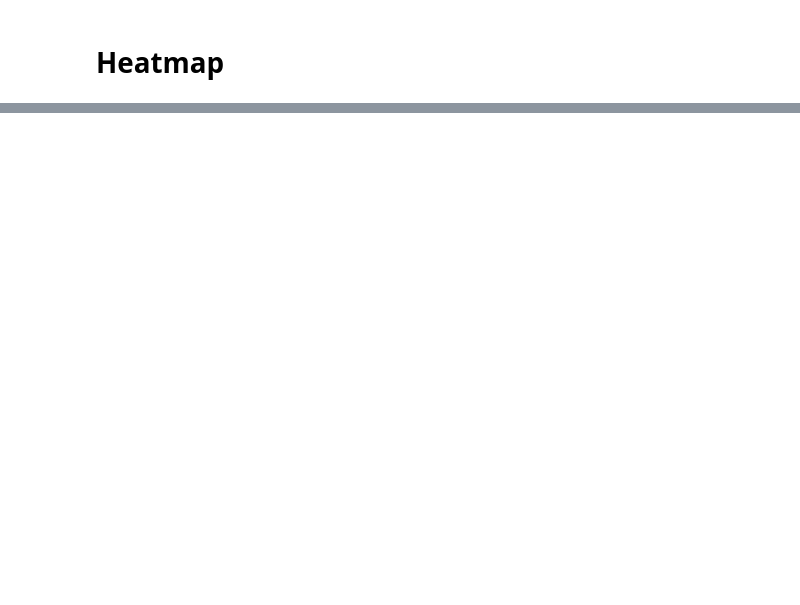
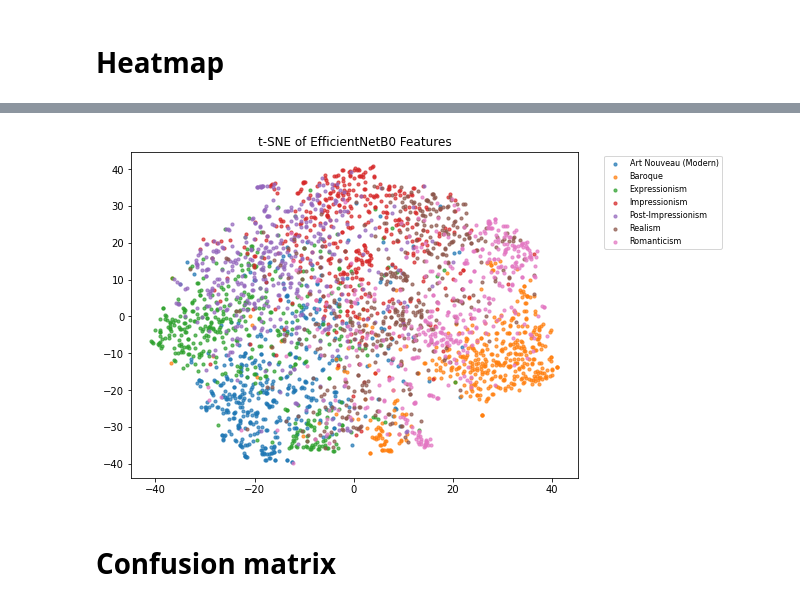
Before and after one commit to hjjang1360/Artificlass, a Jupyter notebook: real_use_code/performance.ipynb, the cells around one changed output, grey strips where cells are left out. Drawn from its saved outputs; the diff is of its cells as text; code cells hidden in the pictures; blank space fills up the shorter version.

```diff
--- a/real_use_code/performance.ipynb
+++ b/real_use_code/performance.ipynb
@@ -555,0 +1346,31 @@ Arguments other than a weight enum or `None` for 'weights' are deprecated. The c
+# %%
+# ─────────────────────────────────────────────────────────────
+# 4) 특징 추출
+# ─────────────────────────────────────────────────────────────
+feats, labels = [], []
+with torch.no_grad():
+    for imgs, lbl in tqdm(loader, desc="Extracting features"):
+        imgs = imgs.to(device, non_blocking=True)
+        f = backbone(imgs)          # (batch, feat_dim)
+        feats.append(f.cpu().numpy())
+        labels.extend(lbl.numpy())
+
+feats = np.vstack(feats)
+labels = np.array(labels)
+
+# ─────────────────────────────────────────────────────────────
+# 5) t-SNE & 시각화
+# ─────────────────────────────────────────────────────────────
+emb2d = TSNE(n_components=2, random_state=42, init='pca', learning_rate=20.0).fit_transform(feats)
+df = pd.DataFrame({'x': emb2d[:,0], 'y': emb2d[:,1], 'label': labels})
+df['class'] = df['label'].map(lambda i: ds.classes[i])
+
+plt.figure(figsize=(8,6))
+for cls in df['class'].unique():
+    sub = df[df['class']==cls]
+    plt.scatter(sub['x'], sub['y'], label=cls, s=10, alpha=0.7)
+plt.legend(bbox_to_anchor=(1.05,1), loc='upper left', fontsize=8)
+plt.title('t-SNE of EfficientNetB0 Features')
+plt.show()
+# %% [output]
+[figure, added]
@@ -555,0 +1426,2 @@ Arguments other than a weight enum or `None` for 'weights' are deprecated. The c
+# %% [markdown]
+# Confusion matrix
```
Also changed, not shown: parts of 21 cells of this notebook, 32 other files.
